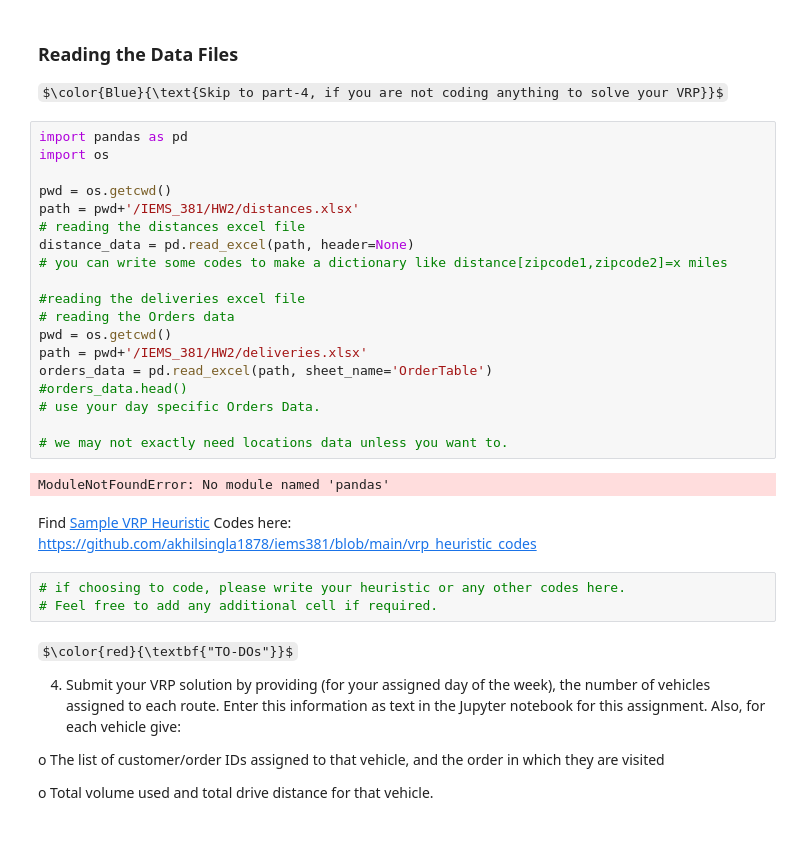
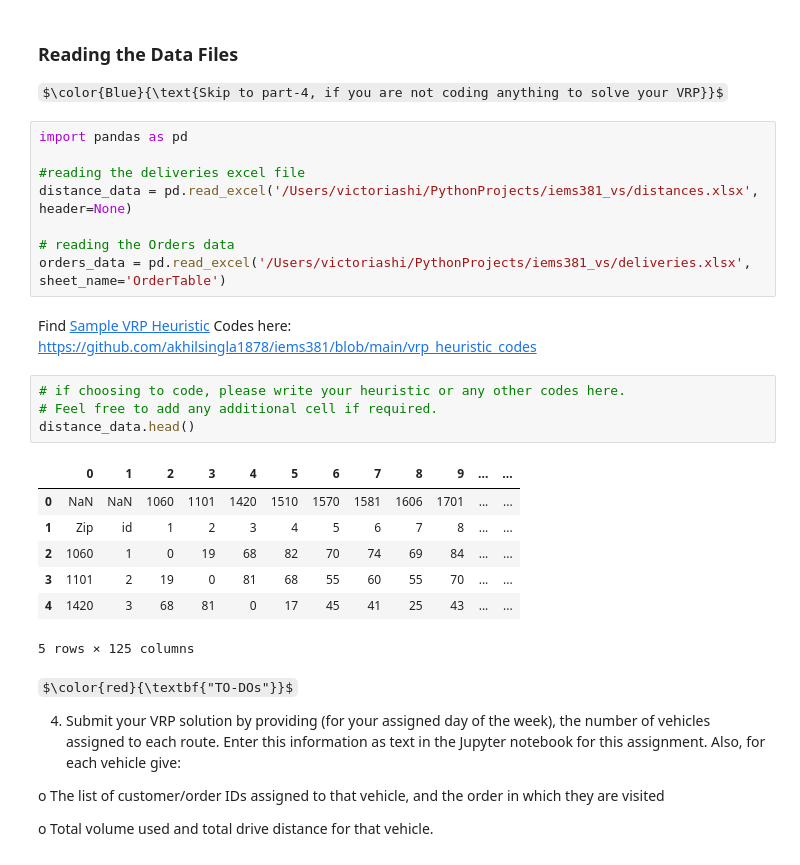
Before and after one commit to zshi719/supply-chain-optimization, a Jupyter notebook: IEMS381_HW2.ipynb, the cells around one changed output. Cells and saved outputs as stored; diff of their text form; some formulas as TeX source.

```diff
--- a/IEMS381_HW2.ipynb
+++ b/IEMS381_HW2.ipynb
@@ -37,30 +37,26 @@ Your Response:
 $\color{Blue}{\text{Skip to part-4, if you are not coding anything to solve your VRP}}$
 # %%
 import pandas as pd
-import os
-
-pwd = os.getcwd()
-path = pwd+'/IEMS_381/HW2/distances.xlsx'
-# reading the distances excel file
-distance_data = pd.read_excel(path, header=None)
-# you can write some codes to make a dictionary like distance[zipcode1,zipcode2]=x miles
 
 #reading the deliveries excel file
+distance_data = pd.read_excel('/Users/victoriashi/PythonProjects/iems381_vs/distances.xlsx', header=None)
+
 # reading the Orders data
-pwd = os.getcwd()
-path = pwd+'/IEMS_381/HW2/deliveries.xlsx'
-orders_data = pd.read_excel(path, sheet_name='OrderTable')
-#orders_data.head()
-# use your day specific Orders Data.
-
-# we may not exactly need locations data unless you want to.
+orders_data = pd.read_excel('/Users/victoriashi/PythonProjects/iems381_vs/deliveries.xlsx', sheet_name='OrderTable')
-# %% [output]
-ModuleNotFoundError: No module named 'pandas'
 # %% [markdown]
 Find [Sample VRP Heuristic](https://github.com/akhilsingla1878/iems381/blob/main/vrp_heuristic_codes) Codes here: https://github.com/akhilsingla1878/iems381/blob/main/vrp_heuristic_codes
 # %%
 # if choosing to code, please write your heuristic or any other codes here.
 # Feel free to add any additional cell if required.
+distance_data.head()
+# %% [output]
+|  | 0 | 1 | 2 | 3 | 4 | 5 | 6 | 7 | 8 | 9 | ... | ... |
+| 0 | NaN | NaN | 1060 | 1101 | 1420 | 1510 | 1570 | 1581 | 1606 | 1701 | ... | ... |
+| 1 | Zip | id | 1 | 2 | 3 | 4 | 5 | 6 | 7 | 8 | ... | ... |
+| 2 | 1060 | 1 | 0 | 19 | 68 | 82 | 70 | 74 | 69 | 84 | ... | ... |
+| 3 | 1101 | 2 | 19 | 0 | 81 | 68 | 55 | 60 | 55 | 70 | ... | ... |
+| 4 | 1420 | 3 | 68 | 81 | 0 | 17 | 45 | 41 | 25 | 43 | ... | ... |
+5 rows × 125 columns
 # %% [markdown]
 $\color{red}{\textbf{"TO-DOs"}}$
 
```
